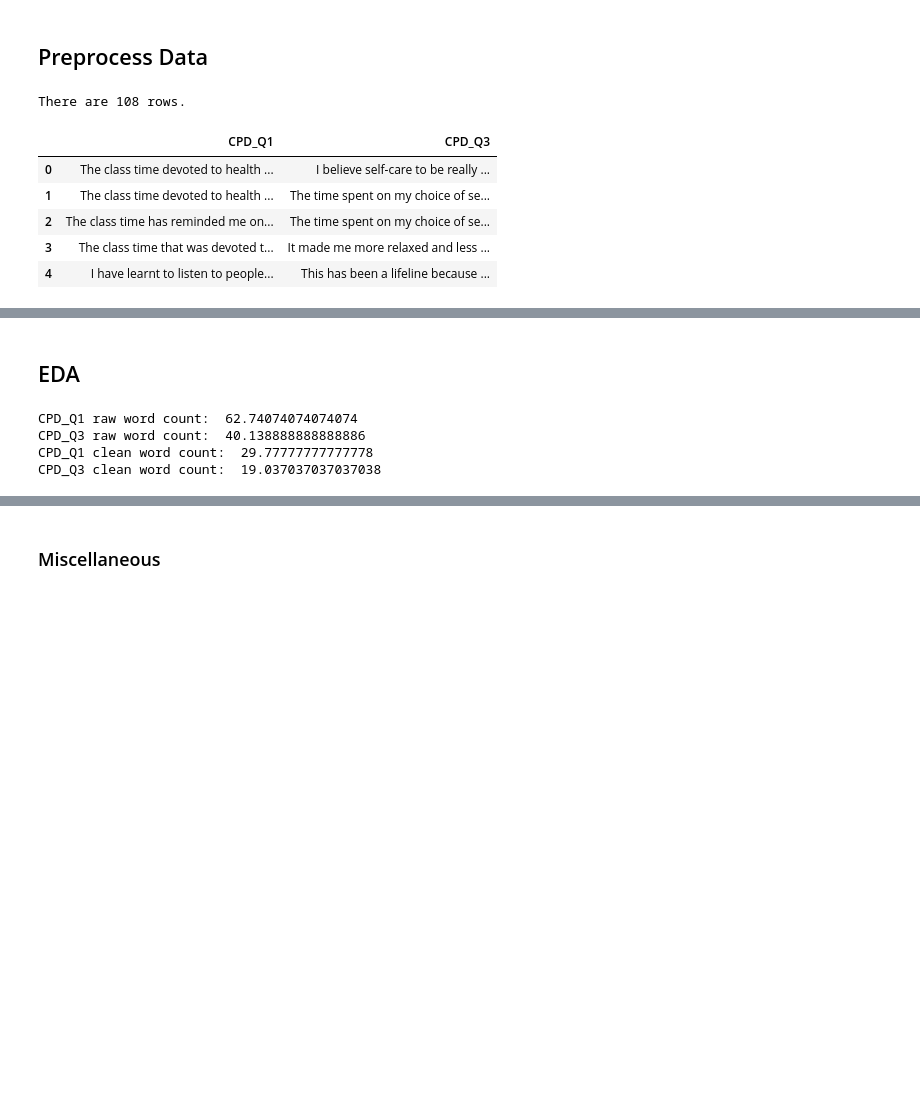
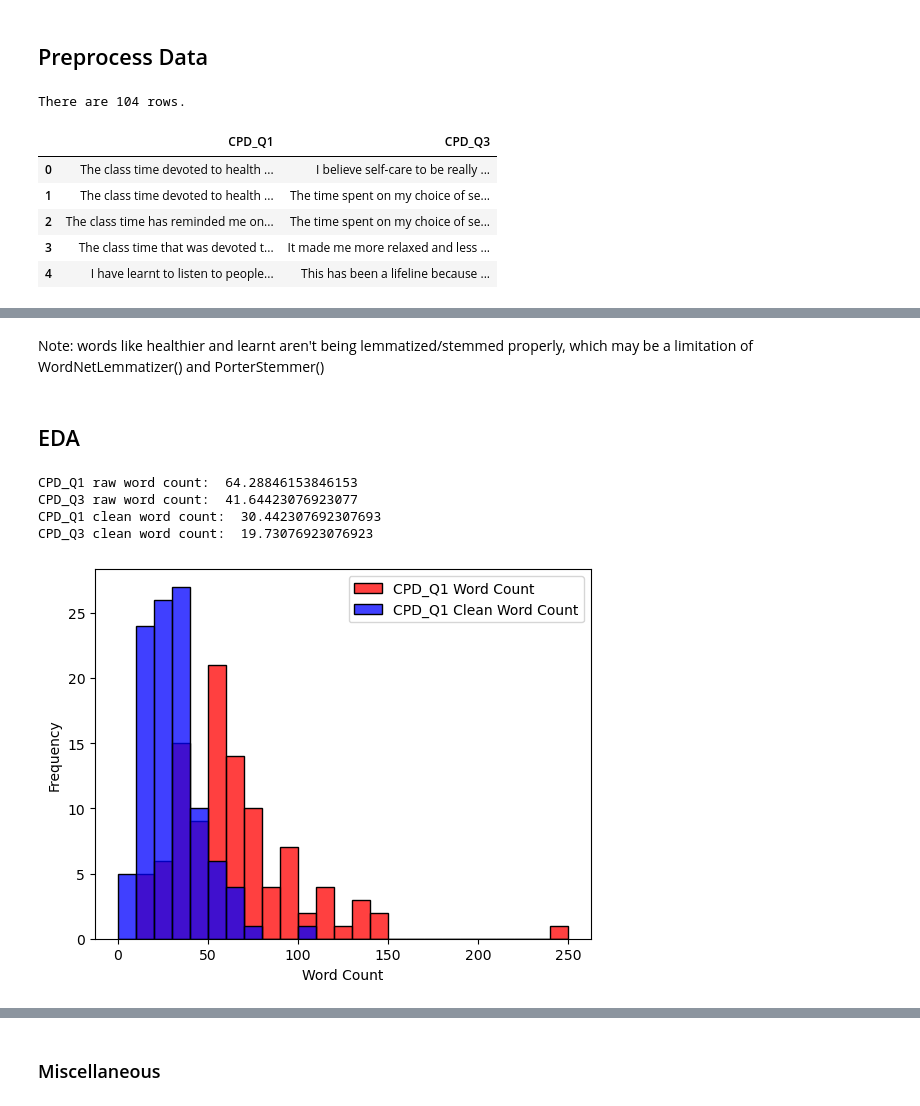
Before and after one commit to bellaachang/UW-Pharm-NLP, a Jupyter notebook: James_EDA.ipynb, the cells around one changed output, grey strips where cells are left out. Saved outputs shown, nothing was run; the diff lists cells and outputs as text; code cells hidden in the pictures; blank space fills up the shorter version.

```diff
--- a/James_EDA.ipynb
+++ b/James_EDA.ipynb
@@ -27,11 +28,11 @@ from gensim.utils import simple_preprocess
 ## Preprocess Data
 # %%
 data = pd.read_csv("data/choiceboard_data.csv")[["CPD_Q1", "CPD_Q3"]]
-data = data.astype(str).dropna()
+data = data.dropna()
 print('There are ' + str(data.shape[0]) + ' rows.')
 data.head()
 # %% [output]
-There are 108 rows.
+There are 104 rows.
 |  | CPD_Q1 | CPD_Q3 |
 | 0 | The class time devoted to health ... | I believe self-care to be really ... |
 | 1 | The class time devoted to health ... | The time spent on my choice of se... |
@@ -78,6 +79,8 @@ data.head()
 | 2 | The class time has reminded me on... | The time spent on my choice of se... | [class, time, remind, import, sel... | [time, spent, choic, self, care, ... | 91 | 63 | ... |
 | 3 | The class time that was devoted t... | It made me more relaxed and less ... | [class, time, devot, health, well... | [made, relax, le, stress, upcom, ... | 38 | 34 | ... |
 | 4 | I have learnt to listen to people... | This has been a lifeline because ... | [learnt, listen, peopl, without, ... | [lifelin, alway, felt, like, wast... | 58 | 50 | ... |
+# %% [markdown]
+Note: words like healthier and learnt aren't being lemmatized/stemmed properly, which may be a limitation of WordNetLemmatizer() and PorterStemmer()
 # %% [markdown]
 ## EDA
 # %%
@@ -87,7 +90,22 @@ print("CPD_Q3 raw word count: ", np.average(data['CPD_Q3 Word Count']))
 print("CPD_Q1 clean word count: ", np.average(data['CPD_Q1 Clean Word Count']))
 print("CPD_Q3 clean word count: ", np.average(data['CPD_Q3 Clean Word Count']))
 # %% [output]
-CPD_Q1 raw word count:  62.74074074074074
-CPD_Q3 raw word count:  40.138888888888886
-CPD_Q1 clean word count:  29.77777777777778
-CPD_Q3 clean word count:  19.037037037037038
+CPD_Q1 raw word count:  64.28846153846153
+CPD_Q3 raw word count:  41.64423076923077
+CPD_Q1 clean word count:  30.442307692307693
+CPD_Q3 clean word count:  19.73076923076923
+# %%
+# Plotting word counts
+
+custom_bins = list(range(0, 251, 10))
+
+sns.histplot(data=data, x='CPD_Q1 Word Count', color='red', label='CPD_Q1 Word Count', bins=custom_bins)
+sns.histplot(data=data, x='CPD_Q1 Clean Word Count', color='blue', label='CPD_Q1 Clean Word Count', bins=custom_bins)
+
+plt.xlabel('Word Count')
+plt.ylabel('Frequency')
+plt.legend()
+
+plt.show()
+# %% [output]
+[figure, added]
```
Also changed, not shown: parts of 4 cells of this notebook.
